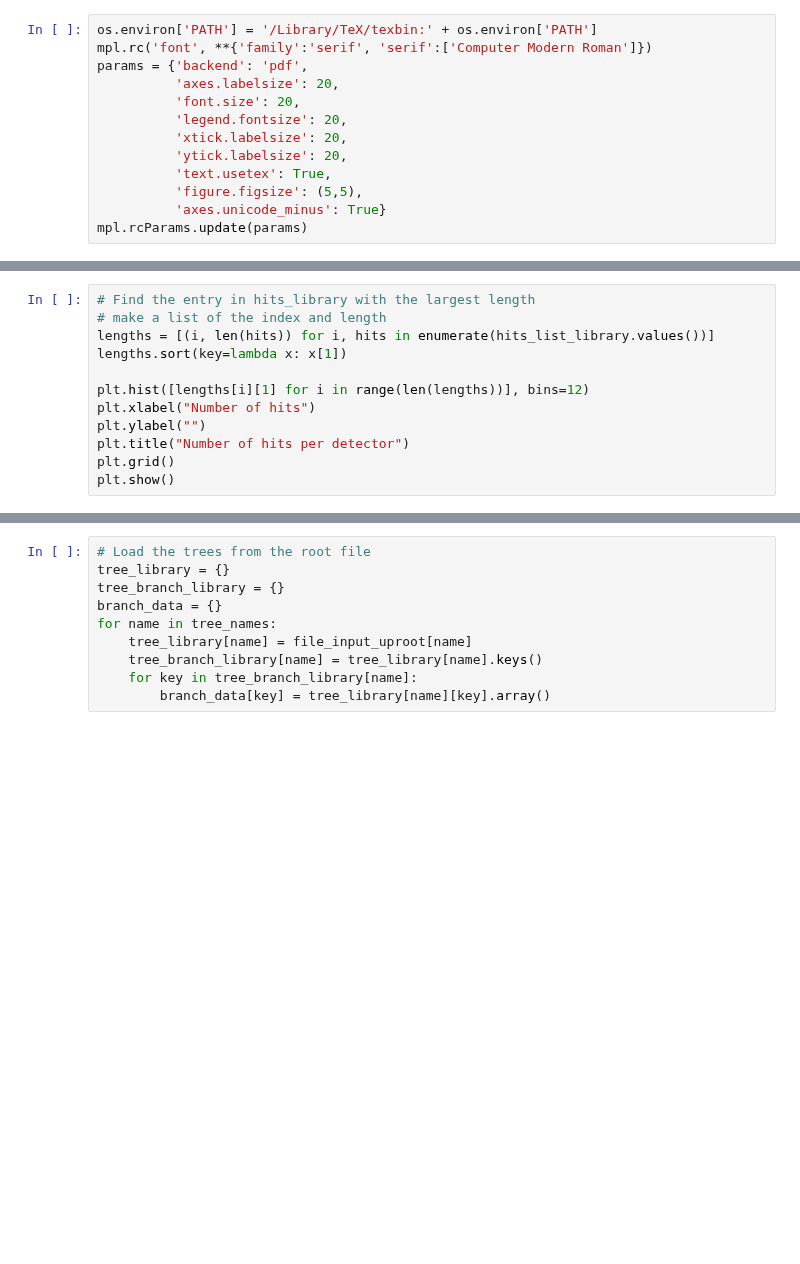
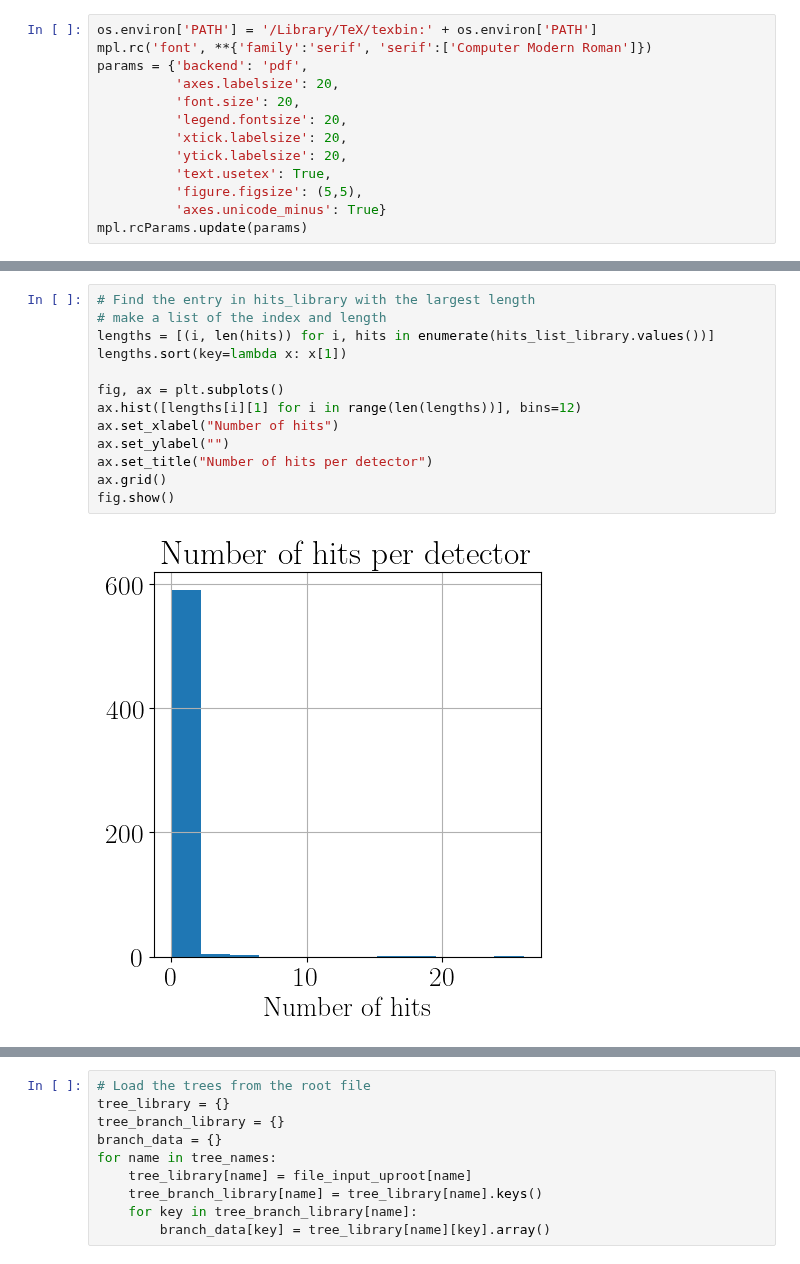
Before and after one commit to Noah-Everett/DSPS-Detector, a Jupyter notebook: analysis/preliminary.ipynb, the cells around one changed output, grey strips where cells are left out. Saved outputs shown, nothing was run; the diff lists cells and outputs as text; blank space fills up the shorter version.

```diff
--- a/analysis/preliminary.ipynb
+++ b/analysis/preliminary.ipynb
@@ -152,15 +103,18 @@ for name in histogram_names:
 # %%
 # Find the entry in hits_library with the largest length
 # make a list of the index and length
 lengths = [(i, len(hits)) for i, hits in enumerate(hits_list_library.values())]
 lengths.sort(key=lambda x: x[1])
 
-plt.hist([lengths[i][1] for i in range(len(lengths))], bins=12)
-plt.xlabel("Number of hits")
-plt.ylabel("")
-plt.title("Number of hits per detector")
-plt.grid()
-plt.show()
+fig, ax = plt.subplots()
+ax.hist([lengths[i][1] for i in range(len(lengths))], bins=12)
+ax.set_xlabel("Number of hits")
+ax.set_ylabel("")
+ax.set_title("Number of hits per detector")
+ax.grid()
+fig.show()
+# %% [output]
+[figure, added]
 # %%
 index, length = lengths[-1]
 hits = list(hits_list_library.values())[index]
```
Also changed, not shown: parts of 10 cells of this notebook, 23 other files.
